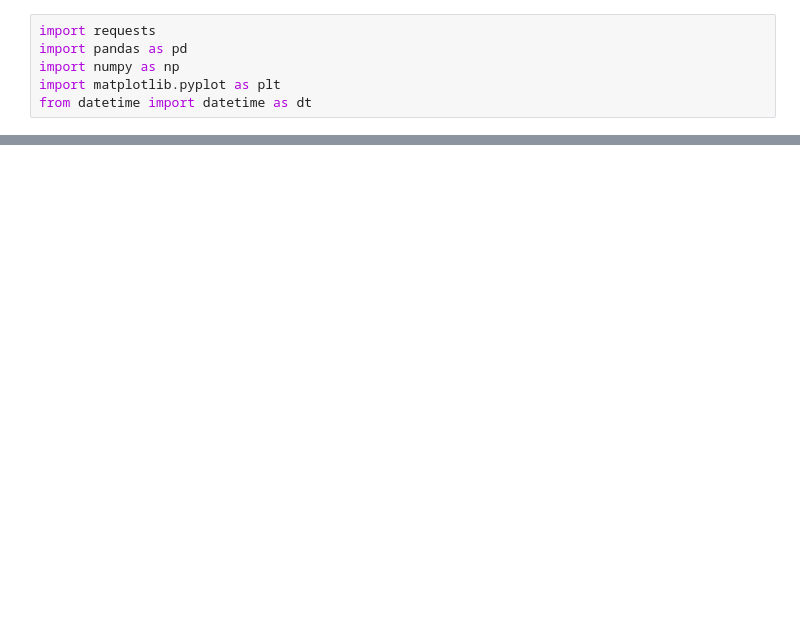
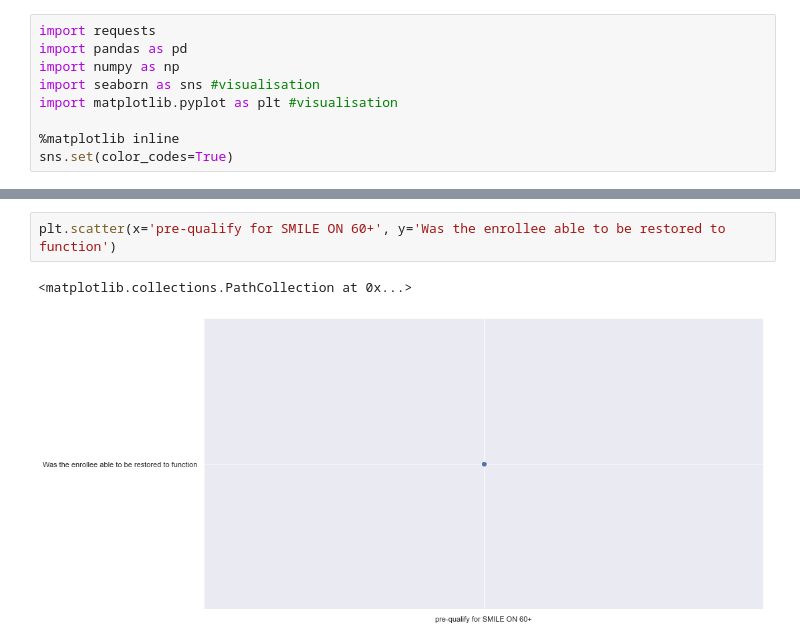
Before and after one commit to abcarlisle22/smile-on-lava-girl, a Jupyter notebook: Notebook/SmileOn_Project.ipynb, the cells around one changed output, grey strips where cells are left out. Drawn from its saved outputs; the diff is of its cells as text; blank space fills up the shorter version.

```diff
--- a/Notebook/SmileOn_Project.ipynb
+++ b/Notebook/SmileOn_Project.ipynb
@@ -2,8 +2,11 @@
 import requests
 import pandas as pd
 import numpy as np
-import matplotlib.pyplot as plt
-from datetime import datetime as dt
+import seaborn as sns #visualisation
+import matplotlib.pyplot as plt #visualisation
+
+%matplotlib inline
+sns.set(color_codes=True)
 # %%
 smile_data = pd.read_csv('../data/SmileOn.csv', parse_dates=['SMILE ON 60+ Screening - Last Screening Date'], skiprows = 2,  usecols = ['CallerNum',
                                                                                                                                         'CountyName',
@@ -167,0 +197,5 @@ smile_data_notqualified.head(10)
+# %%
+plt.scatter(x='pre-qualify for SMILE ON 60+', y='Was the enrollee able to be restored to function')
+# %% [output]
+<matplotlib.collections.PathCollection at 0x...>
+[figure, added]
```
Also changed, not shown: parts of 16 cells of this notebook, 1 other file.
